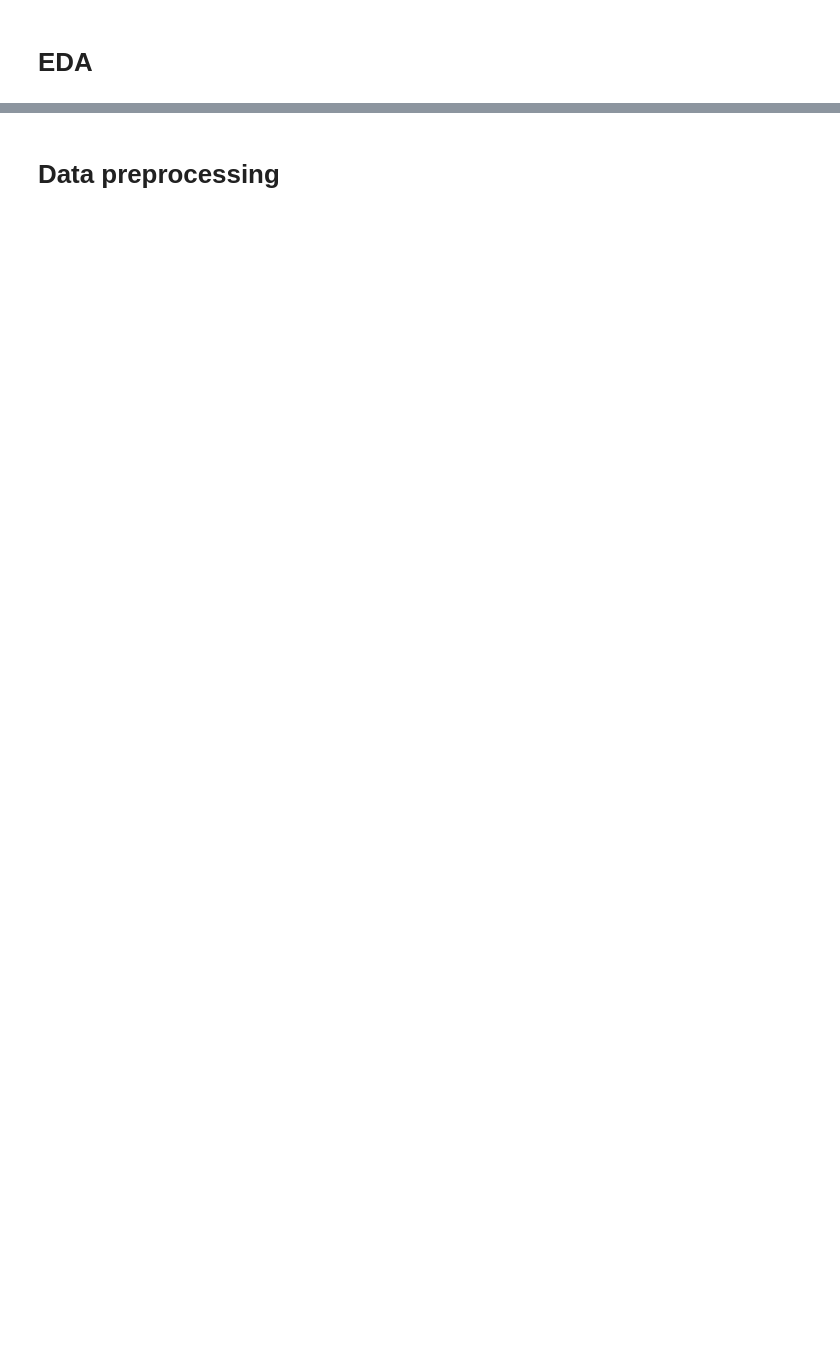
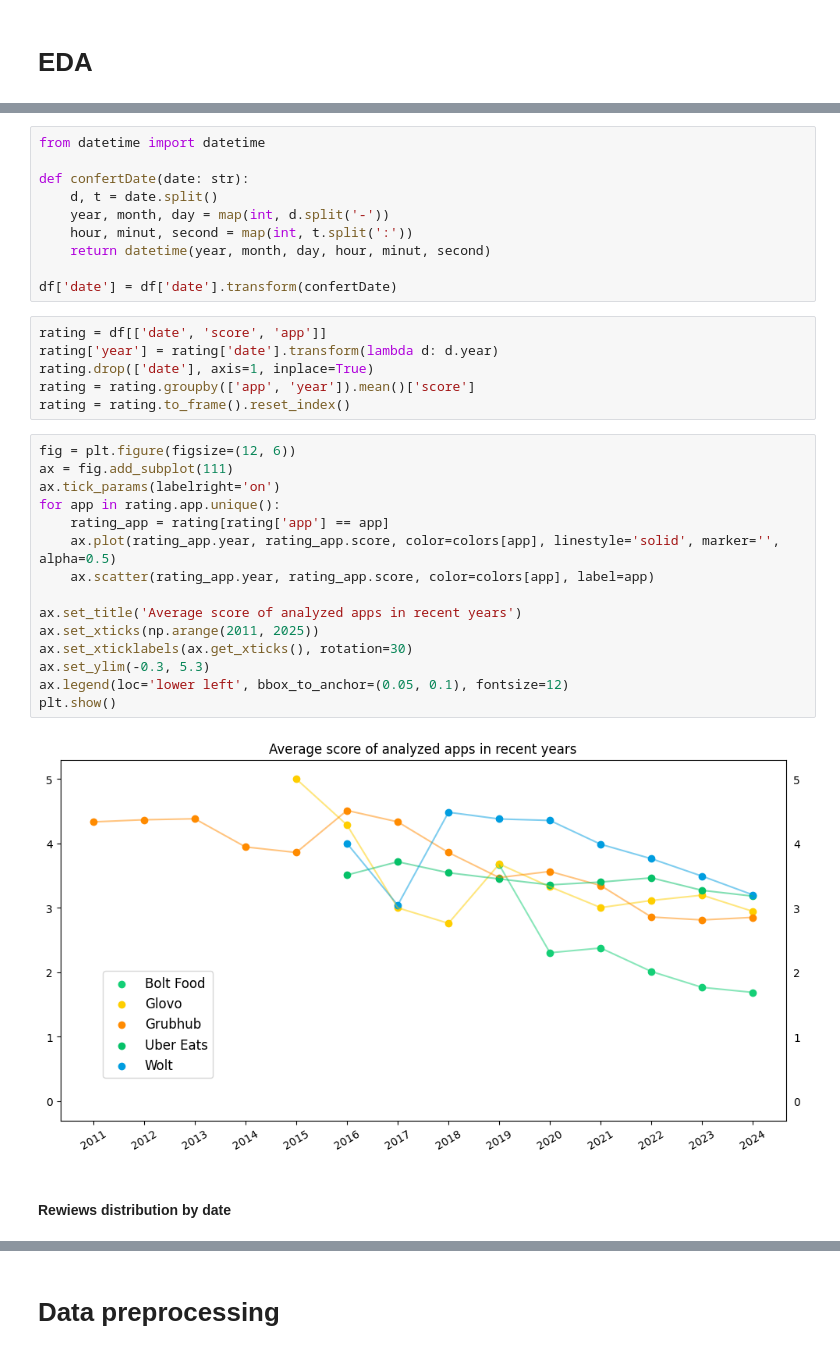
Before and after one commit to Skamlo/Food-Delivery-Apps-Analysis, a Jupyter notebook: main_analysis.ipynb, the cells around one changed output, grey strips where cells are left out. Saved outputs shown, nothing was run; the diff lists cells and outputs as text; blank space fills up the shorter version.

```diff
--- a/main_analysis.ipynb
+++ b/main_analysis.ipynb
@@ -129,0 +91,35 @@ plt.show()
+# %%
+from datetime import datetime
+
+def confertDate(date: str):
+    d, t = date.split()
+    year, month, day = map(int, d.split('-'))
+    hour, minut, second = map(int, t.split(':'))
+    return datetime(year, month, day, hour, minut, second)
+
+df['date'] = df['date'].transform(confertDate)
+# %%
+rating = df[['date', 'score', 'app']]
+rating['year'] = rating['date'].transform(lambda d: d.year)
+rating.drop(['date'], axis=1, inplace=True)
+rating = rating.groupby(['app', 'year']).mean()['score']
+rating = rating.to_frame().reset_index()
+# %%
+fig = plt.figure(figsize=(12, 6))
+ax = fig.add_subplot(111)
+ax.tick_params(labelright='on')
+for app in rating.app.unique():
+    rating_app = rating[rating['app'] == app]
+    ax.plot(rating_app.year, rating_app.score, color=colors[app], linestyle='solid', marker='', alpha=0.5)
+    ax.scatter(rating_app.year, rating_app.score, color=colors[app], label=app)
+
+ax.set_title('Average score of analyzed apps in recent years')
+ax.set_xticks(np.arange(2011, 2025))
+ax.set_xticklabels(ax.get_xticks(), rotation=30)
+ax.set_ylim(-0.3, 5.3)
+ax.legend(loc='lower left', bbox_to_anchor=(0.05, 0.1), fontsize=12)
+plt.show()
+# %% [output]
+[figure, added]
+# %% [markdown]
+#### Rewiews distribution by date
```
Also changed, not shown: parts of 54 cells of this notebook.
